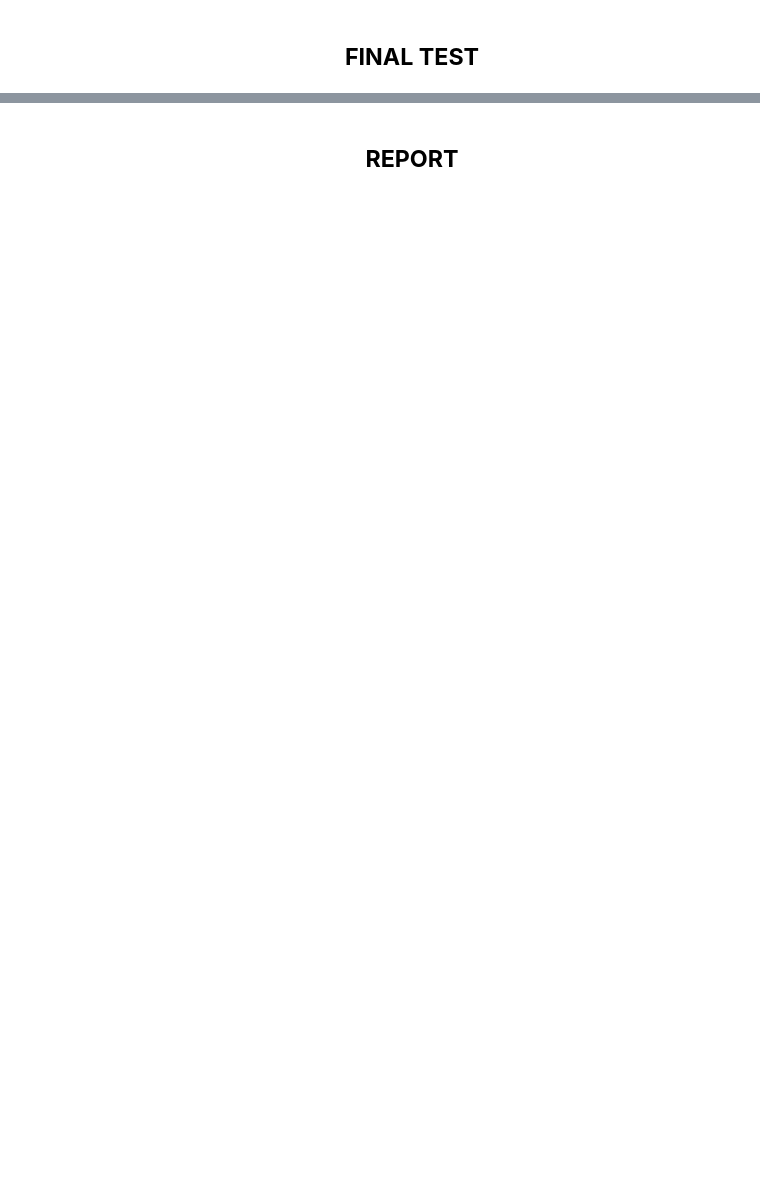
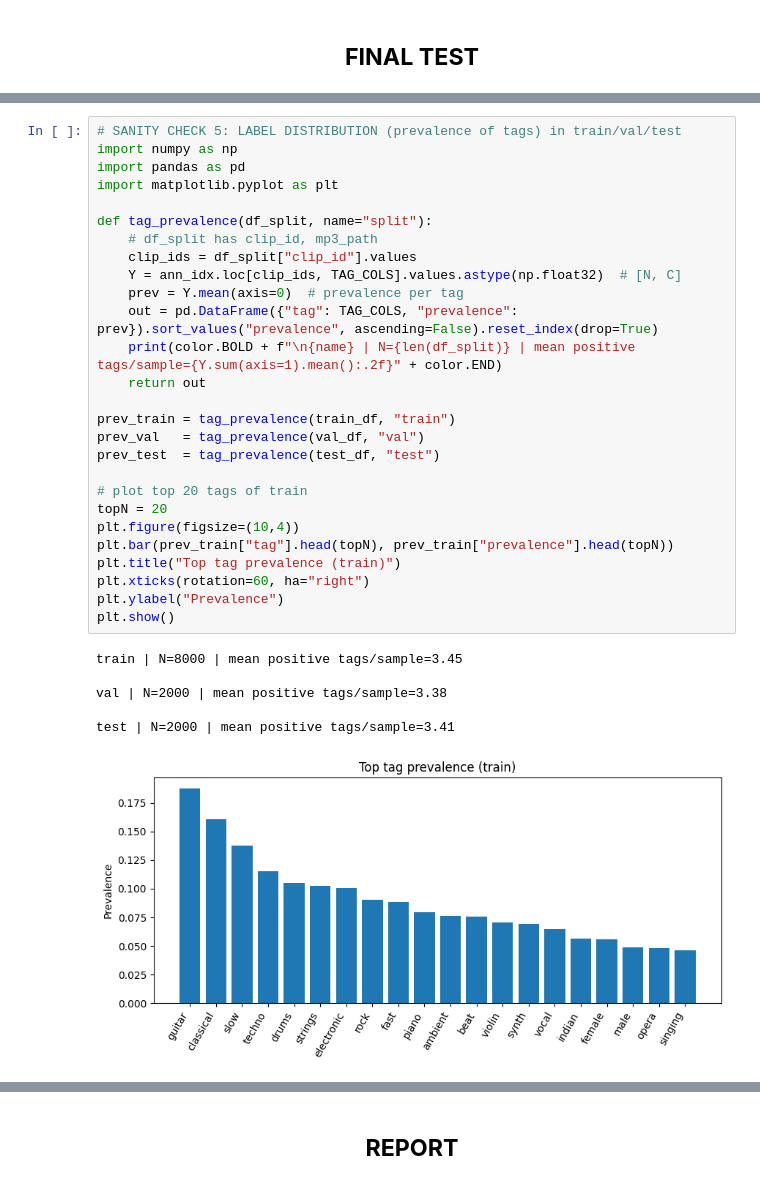
Before and after one commit to manueleco/ml-for-sound-and-music, a Jupyter notebook: lab08/Manuel-Castillo-lab8.ipynb, the cells around one changed output, grey strips where cells are left out. Cells and saved outputs as stored; diff of their text form; blank space fills up the shorter version.

```diff
--- a/lab08/Manuel-Castillo-lab8.ipynb
+++ b/lab08/Manuel-Castillo-lab8.ipynb
@@ -796,0 +1352,34 @@ accel_mem_max_mb: 122.214599609375
+# %%
+# SANITY CHECK 5: LABEL DISTRIBUTION (prevalence of tags) in train/val/test
+import numpy as np
+import pandas as pd
+import matplotlib.pyplot as plt
+
+def tag_prevalence(df_split, name="split"):
+    # df_split has clip_id, mp3_path
+    clip_ids = df_split["clip_id"].values
+    Y = ann_idx.loc[clip_ids, TAG_COLS].values.astype(np.float32)  # [N, C]
+    prev = Y.mean(axis=0)  # prevalence per tag
+    out = pd.DataFrame({"tag": TAG_COLS, "prevalence": prev}).sort_values("prevalence", ascending=False).reset_index(drop=True)
+    print(color.BOLD + f"\n{name} | N={len(df_split)} | mean positive tags/sample={Y.sum(axis=1).mean():.2f}" + color.END)
+    return out
+
+prev_train = tag_prevalence(train_df, "train")
+prev_val   = tag_prevalence(val_df, "val")
+prev_test  = tag_prevalence(test_df, "test")
+
+# plot top 20 tags of train
+topN = 20
+plt.figure(figsize=(10,4))
+plt.bar(prev_train["tag"].head(topN), prev_train["prevalence"].head(topN))
+plt.title("Top tag prevalence (train)")
+plt.xticks(rotation=60, ha="right")
+plt.ylabel("Prevalence")
+plt.show()
+# %% [output]
+train | N=8000 | mean positive tags/sample=3.45
+
+val | N=2000 | mean positive tags/sample=3.38
+
+test | N=2000 | mean positive tags/sample=3.41
+[figure, added]
```
Also changed, not shown: parts of 32 cells of this notebook, 15 other files.
